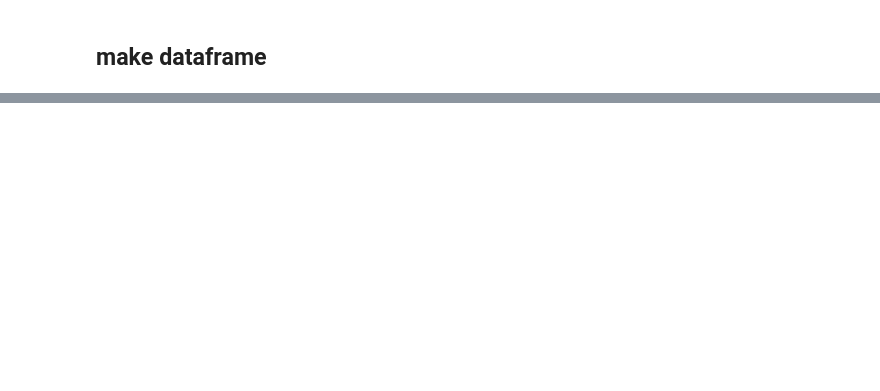
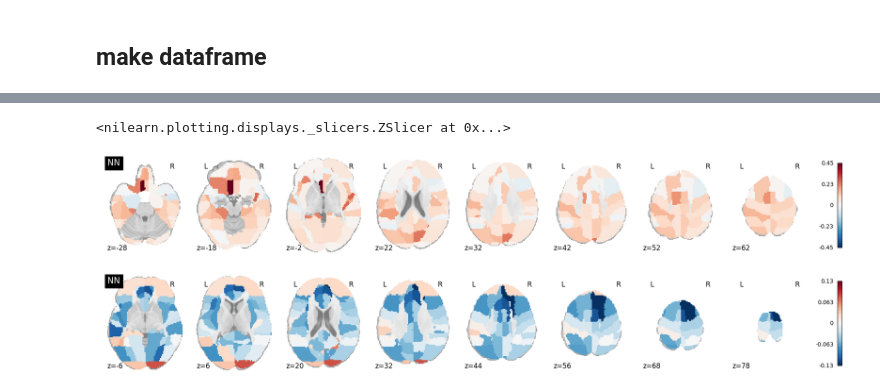
Before and after one commit to grace-shearrer/bromo_ana, a Jupyter notebook: summary_viz.ipynb, the cells around one changed output, grey strips where cells are left out. Drawn from its saved outputs; the diff is of its cells as text; code cells hidden in the pictures; blank space fills up the shorter version.

```diff
--- a/summary_viz.ipynb
+++ b/summary_viz.ipynb
@@ -129,0 +418,5 @@ ttest_rel(rvs1, rvs3)
+# %%
+BRO = {}
+
+for x in range(0,96):
+    BRO.update({x:bro_isrsa_nn[x]})
@@ -129,0 +428,5 @@ ttest_rel(rvs1, rvs3)
+# %%
+PLA = {}
+
+for x in range(0,96):
+    PLA.update({x:pla_isrsa_nn[x]})
@@ -129,0 +449,10 @@ ttest_rel(rvs1, rvs3)
+# %%
+BRO_brain = roi_to_brain(pd.Series(BRO), expand_mask(mask))
+PLA_brain = roi_to_brain(pd.Series(PLA), expand_mask(mask))
+
+plot_stat_map(BRO_brain.to_nifti(), display_mode='z', cut_coords=8,  title = "NN", cmap='RdBu_r')
+plot_stat_map(PLA_brain.to_nifti(), display_mode='z', cut_coords=8,  title = "NN", cmap='RdBu_r')
+# %% [output]
+<nilearn.plotting.displays._slicers.ZSlicer at 0x...>
+[figure, added]
+[figure, added]
```
Also changed, not shown: parts of 49 cells of this notebook.
